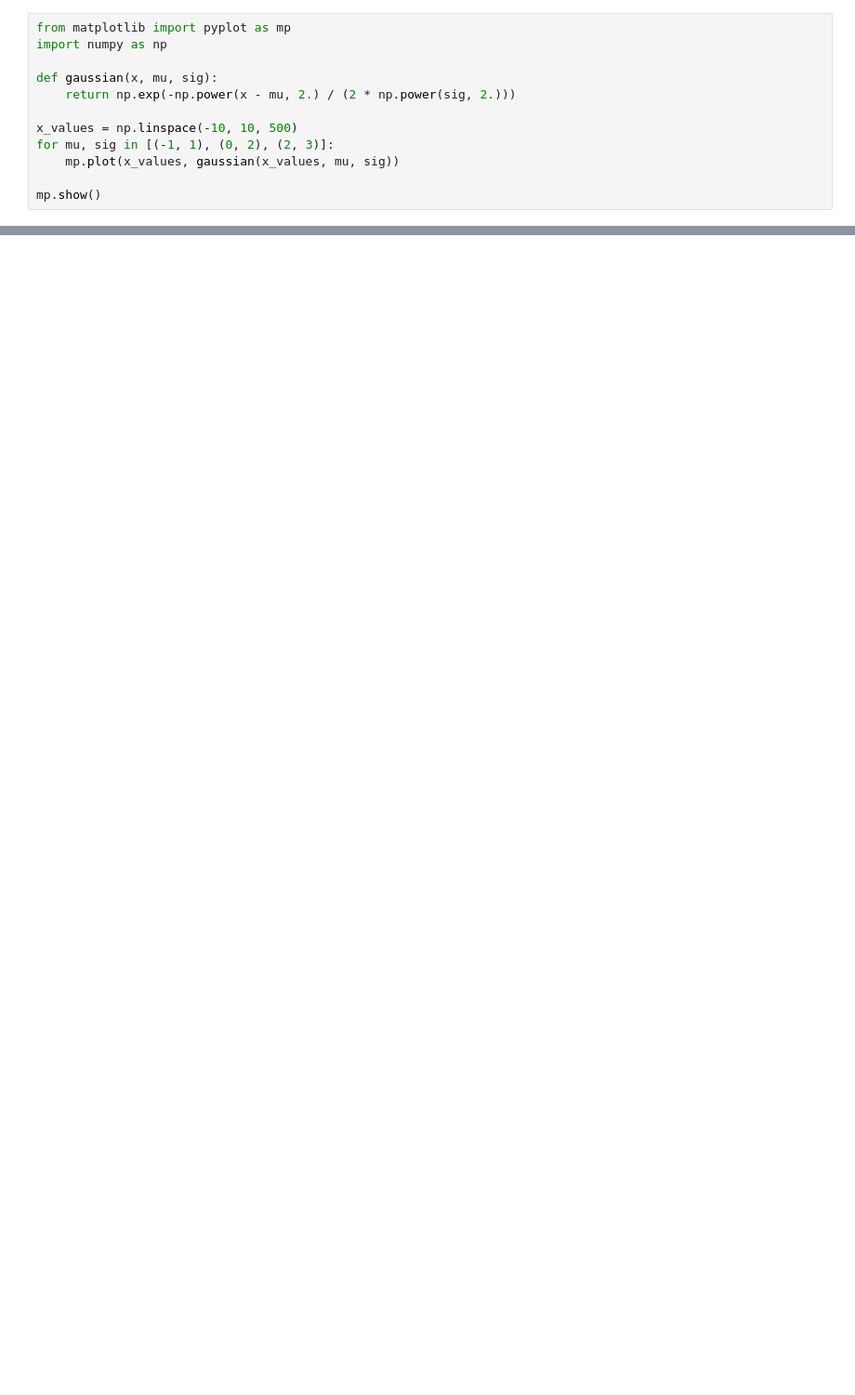
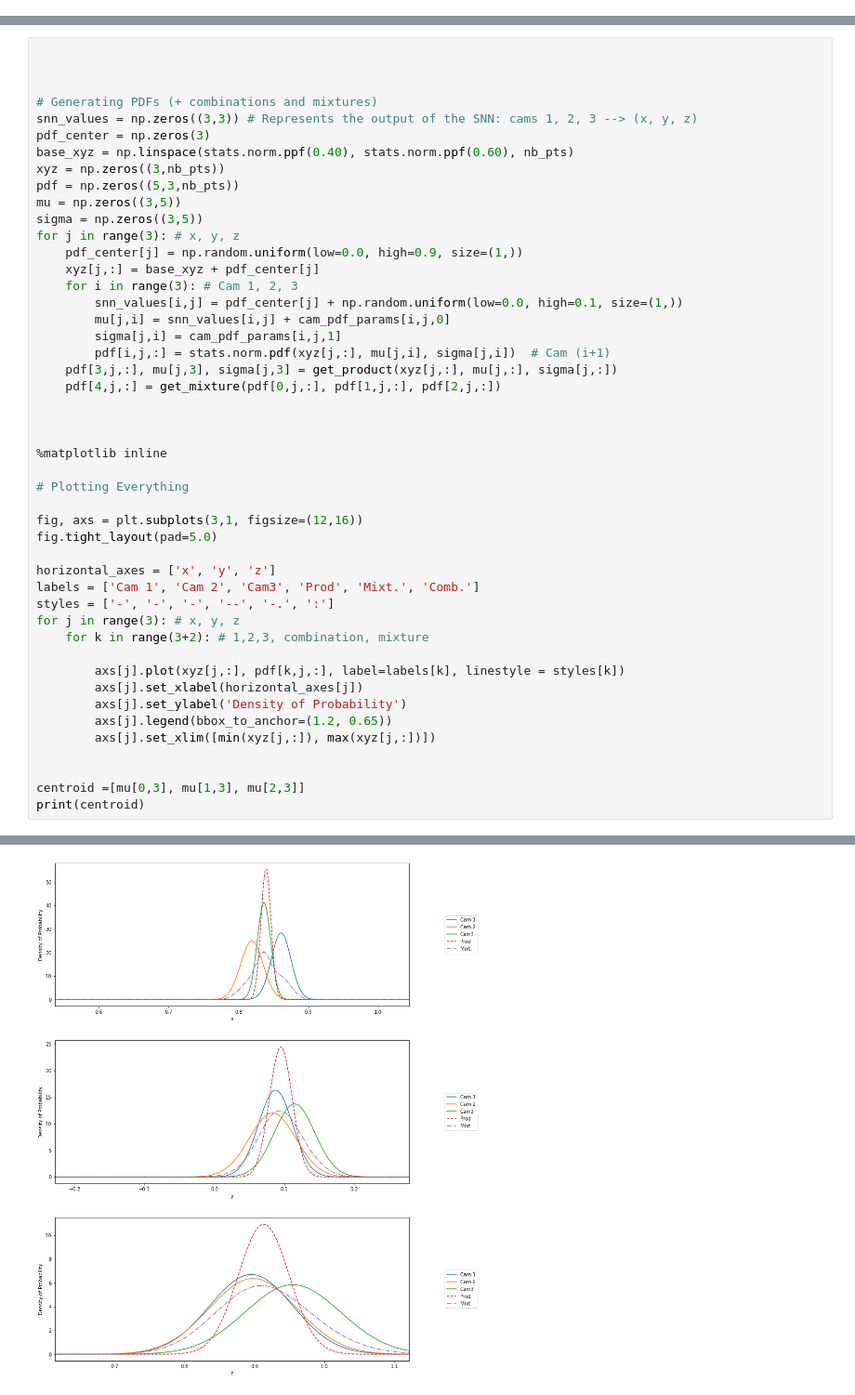
Before and after one commit to jpromerob/PoseMerge, a Jupyter notebook: Untitled.ipynb, the cells around one changed output, grey strips where cells are left out. Shown at 93% size. Cells and saved outputs as stored; diff of their text form; blank space fills up the shorter version.

Commit message:
Product of Gaussians + Visualization

```diff
--- a/Untitled.ipynb
+++ b/Untitled.ipynb
@@ -14,12 +0,0 @@ print(random.gauss(mu, sigma))
-# %%
-from matplotlib import pyplot as mp
-import numpy as np
-
-def gaussian(x, mu, sig):
-    return np.exp(-np.power(x - mu, 2.) / (2 * np.power(sig, 2.)))
-
-x_values = np.linspace(-10, 10, 500)
-for mu, sig in [(-1, 1), (0, 2), (2, 3)]:
-    mp.plot(x_values, gaussian(x_values, mu, sig))
-
-mp.show()
@@ -230,0 +120,48 @@ plt.show()
+# %%
+
+
+
+# Generating PDFs (+ combinations and mixtures)
+snn_values = np.zeros((3,3)) # Represents the output of the SNN: cams 1, 2, 3 --> (x, y, z)
+pdf_center = np.zeros(3)
+base_xyz = np.linspace(stats.norm.ppf(0.40), stats.norm.ppf(0.60), nb_pts)
+xyz = np.zeros((3,nb_pts))
+pdf = np.zeros((5,3,nb_pts))
+mu = np.zeros((3,5))
+sigma = np.zeros((3,5))
+for j in range(3): # x, y, z
+    pdf_center[j] = np.random.uniform(low=0.0, high=0.9, size=(1,))
+    xyz[j,:] = base_xyz + pdf_center[j]
+    for i in range(3): # Cam 1, 2, 3
+        snn_values[i,j] = pdf_center[j] + np.random.uniform(low=0.0, high=0.1, size=(1,))
+        mu[j,i] = snn_values[i,j] + cam_pdf_params[i,j,0]
+        sigma[j,i] = cam_pdf_params[i,j,1]
+        pdf[i,j,:] = stats.norm.pdf(xyz[j,:], mu[j,i], sigma[j,i])  # Cam (i+1)
+    pdf[3,j,:], mu[j,3], sigma[j,3] = get_product(xyz[j,:], mu[j,:], sigma[j,:])
+    pdf[4,j,:] = get_mixture(pdf[0,j,:], pdf[1,j,:], pdf[2,j,:])
+
+
+
+%matplotlib inline
+
+# Plotting Everything
+
+fig, axs = plt.subplots(3,1, figsize=(12,16))
+fig.tight_layout(pad=5.0)
+
+horizontal_axes = ['x', 'y', 'z']
+labels = ['Cam 1', 'Cam 2', 'Cam3', 'Prod', 'Mixt.', 'Comb.']
+styles = ['-', '-', '-', '--', '-.', ':']
+for j in range(3): # x, y, z
+    for k in range(3+2): # 1,2,3, combination, mixture
+
+        axs[j].plot(xyz[j,:], pdf[k,j,:], label=labels[k], linestyle = styles[k])
+        axs[j].set_xlabel(horizontal_axes[j])
+        axs[j].set_ylabel('Density of Probability')
+        axs[j].legend(bbox_to_anchor=(1.2, 0.65))
+        axs[j].set_xlim([min(xyz[j,:]), max(xyz[j,:])])
+
+
+centroid =[mu[0,3], mu[1,3], mu[2,3]]
+print(centroid)
+# %% [output]
@@ -230,0 +169 @@ plt.show()
+[figure, added]
```
Also changed, not shown: parts of 11 cells of this notebook.
